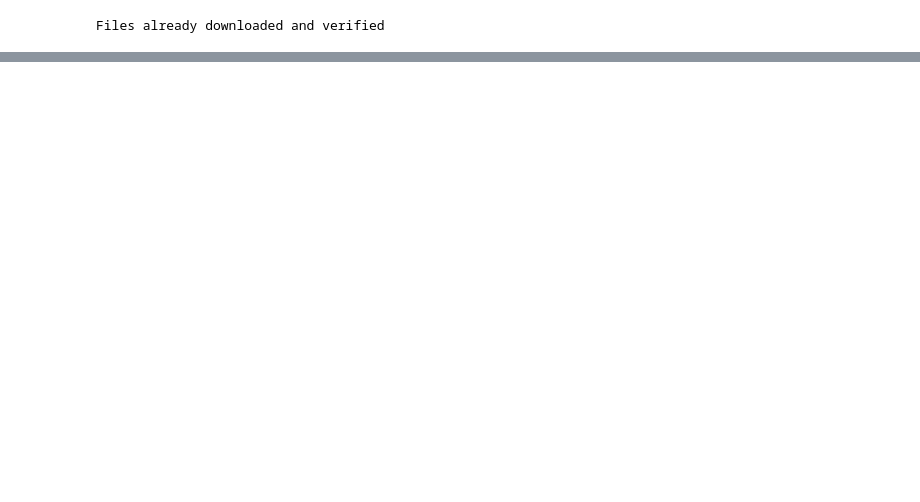
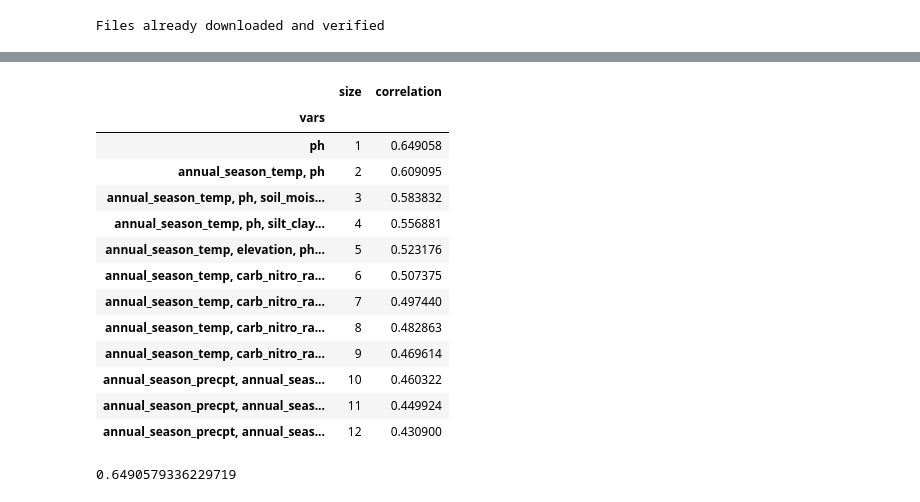
Before and after one commit to knightlab-analyses/umap-microbiome-benchmarking, a Jupyter notebook: notebooks/real-data-soil-benchmark.ipynb, the cells around one changed output, grey strips where cells are left out. Drawn from its saved outputs; the diff is of its cells as text; code cells hidden in the pictures; blank space fills up the shorter version.

```diff
--- a/notebooks/real-data-soil-benchmark.ipynb
+++ b/notebooks/real-data-soil-benchmark.ipynb
@@ -87,0 +54,42 @@ embedding_methods = [
+# %%
+aitchison_pipeline = Pipeline([
+    ('asdense', AsDense()),
+    ('clr', CLR()),
+])
+
+prep_tables = [
+    {
+        'name': 'Aitchison',
+        'metric': 'euclidean',
+        'pipeline': aitchison_pipeline,
+    },
+]
+# %%
+clr_table = aitchison_pipeline.fit_transform(table)
+dm = DistanceMatrix(cdist(clr_table, clr_table), ids=table.ids())
+# %%
+numeric_metadata = metadata.select_dtypes(include=['number'])
+nunique = numeric_metadata.apply(pd.Series.nunique)
+cols_to_drop = nunique.loc[nunique <= 1].index
+numeric_metadata = numeric_metadata.drop(cols_to_drop, axis=1)
+# %%
+bioenv(dm, numeric_metadata)
+# %% [output]
+|  | size | correlation |
+| vars |  |  |
+| ph | 1 | 0.649058 |
+| annual_season_temp, ph | 2 | 0.609095 |
+| annual_season_temp, ph, soil_mois... | 3 | 0.583832 |
+| annual_season_temp, ph, silt_clay... | 4 | 0.556881 |
+| annual_season_temp, elevation, ph... | 5 | 0.523176 |
+| annual_season_temp, carb_nitro_ra... | 6 | 0.507375 |
+| annual_season_temp, carb_nitro_ra... | 7 | 0.497440 |
+| annual_season_temp, carb_nitro_ra... | 8 | 0.482863 |
+| annual_season_temp, carb_nitro_ra... | 9 | 0.469614 |
+| annual_season_precpt, annual_seas... | 10 | 0.460322 |
+| annual_season_precpt, annual_seas... | 11 | 0.449924 |
+| annual_season_precpt, annual_seas... | 12 | 0.430900 |
+# %%
+bioenv(dm, numeric_metadata, columns=['ph']).correlation[0]
+# %% [output]
+0.6490579336229719
```
Also changed, not shown: parts of 18 cells of this notebook, 1 other file.
